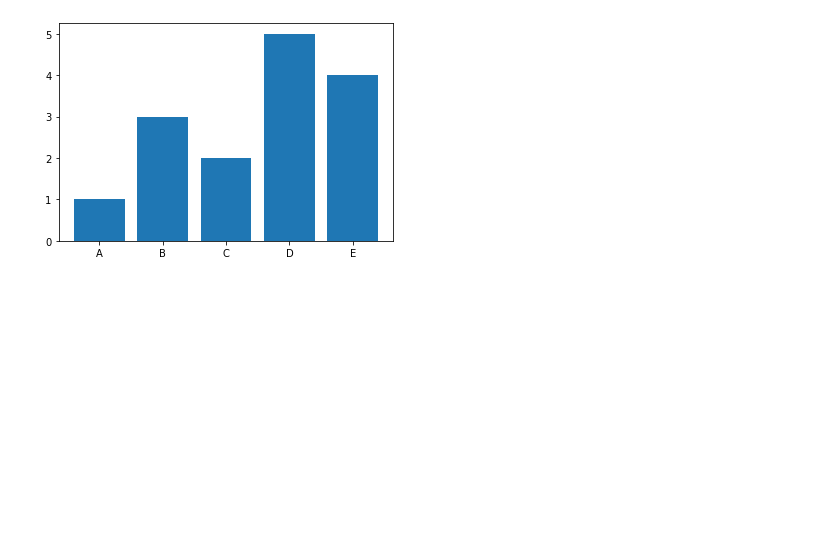
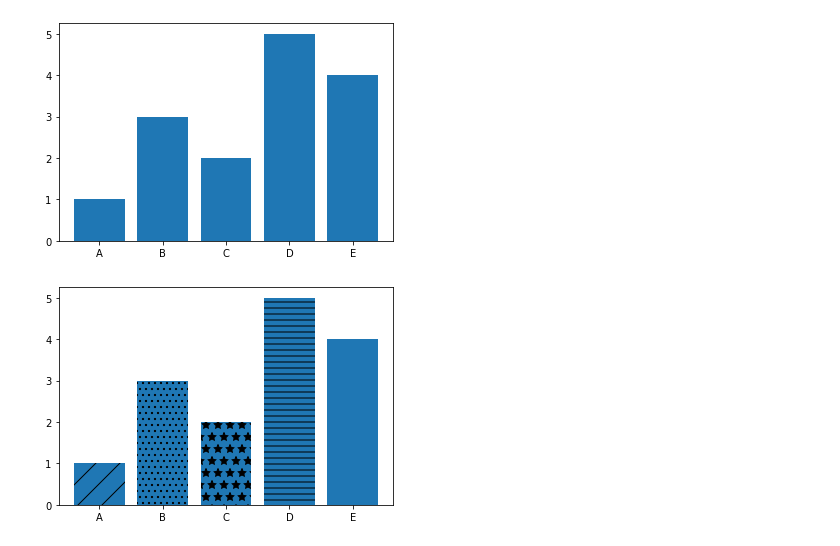
Before and after one commit to ShadmanRana/Matplotlib, a Jupyter notebook: basic_mlp.ipynb, the cells around one changed output. Saved outputs shown, nothing was run; the diff lists cells and outputs as text; code cells hidden in the pictures; blank space fills up the shorter version.

```diff
--- a/basic_mlp.ipynb
+++ b/basic_mlp.ipynb
@@ -43,3 +43,16 @@ plt.bar(lavels,values)
 plt.show()
 # %% [output]
 [figure]
+# %%
+lavels = ['A','B','C','D','E']
+values = [1,3,2,5,4]
+
+bars = plt.bar(lavels,values)
+bars[0].set_hatch('/')
+bars[1].set_hatch('..')
+bars[2].set_hatch('*')
+bars[3].set_hatch('--')
+bars[4]
+plt.show()
+# %% [output]
+[figure, added]
```
